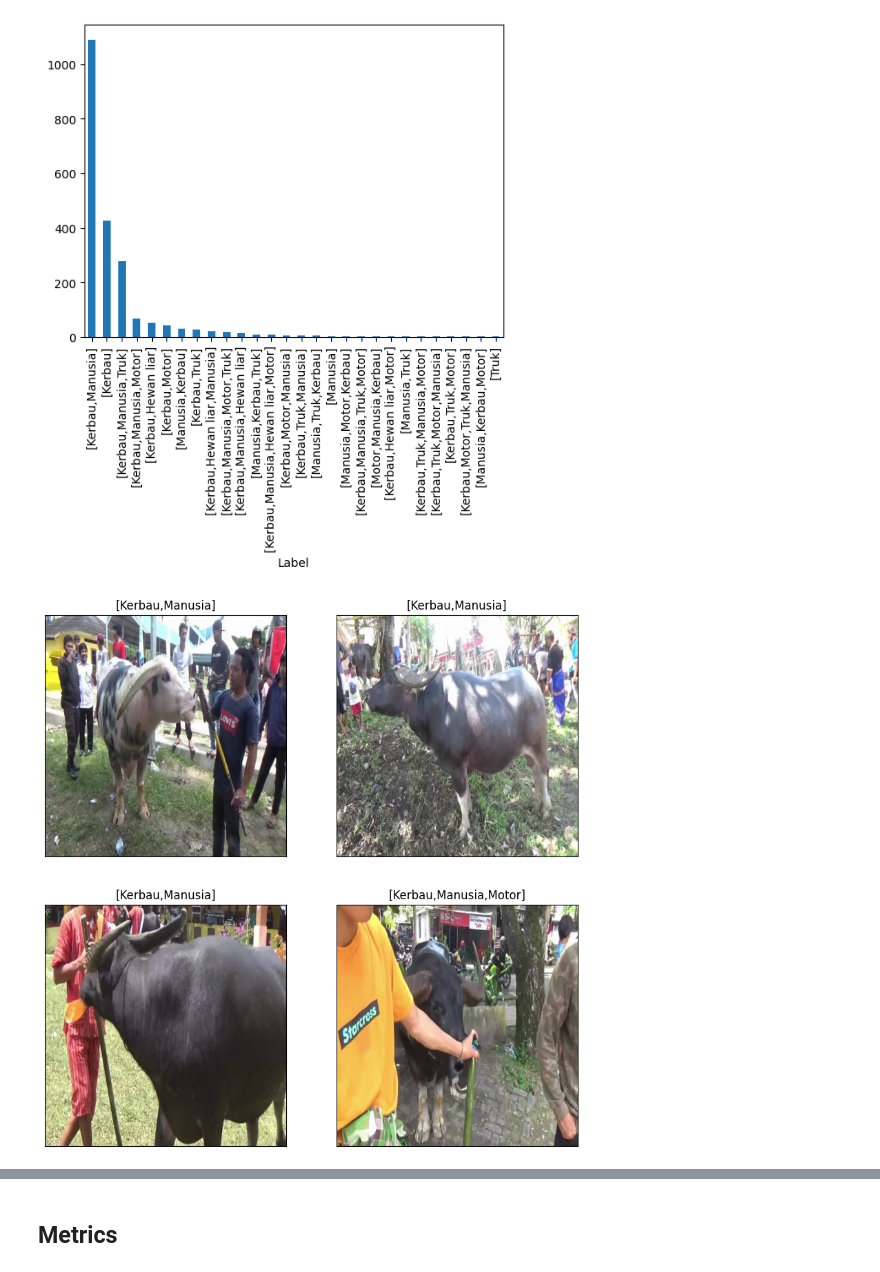
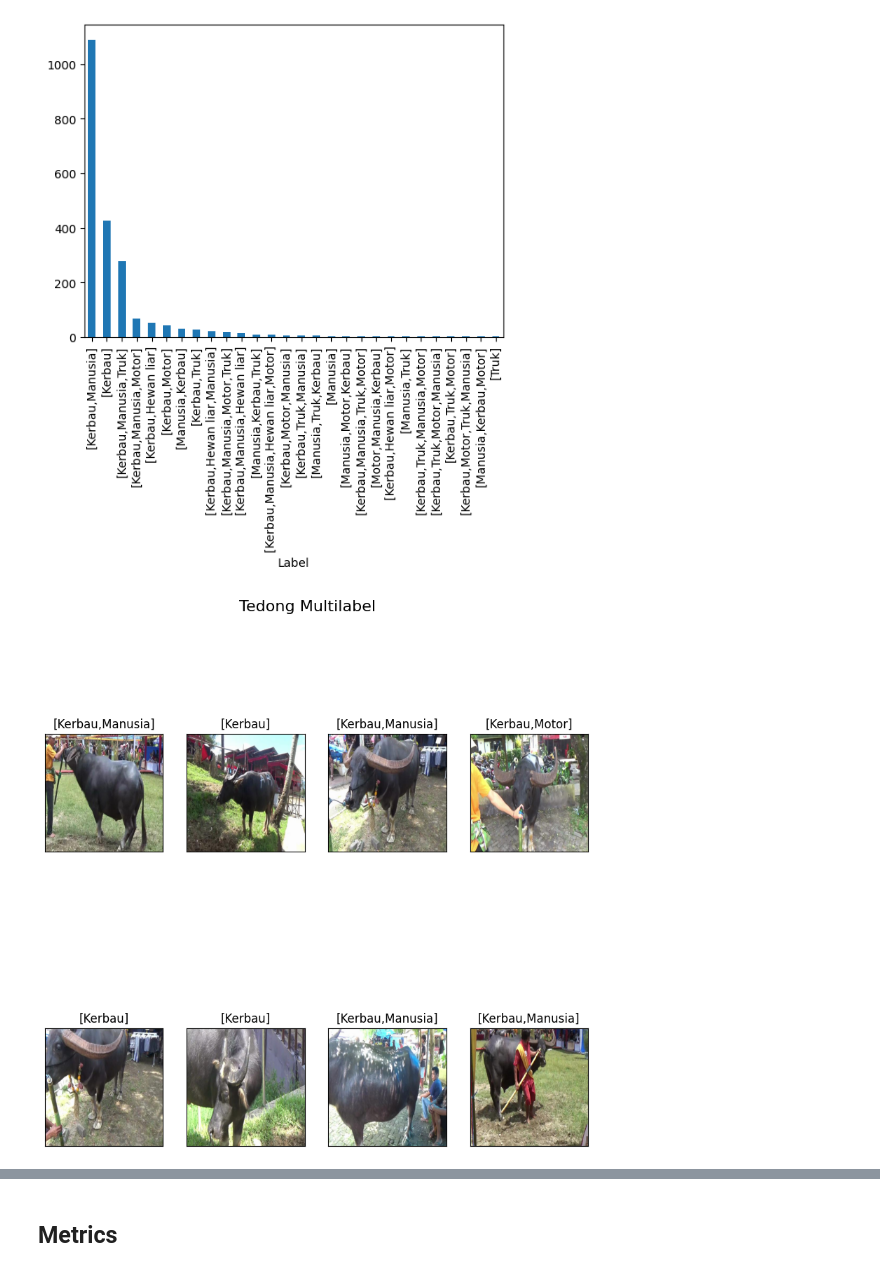
Before and after one commit to AcqmalFadhilla/Multilabel-Dataset-Tedong, a Jupyter notebook: multilabel.ipynb, the cells around one changed output, grey strips where cells are left out. Cells and saved outputs as stored; diff of their text form; code cells hidden in the pictures.

```diff
--- a/multilabel.ipynb
+++ b/multilabel.ipynb
@@ -72,14 +76,16 @@ df['Label'].value_counts().plot(kind='bar')
 [figure]
 # %%
 random_index = np.random.randint(0, len(df), 10)
-fig, axes = plt.subplots(nrows=2, ncols=2, figsize=(10, 10),
+fig, axes = plt.subplots(nrows=2, ncols=4, figsize=(10, 10),
                     subplot_kw={'xticks': [], 'yticks': []})
 for i, ax in enumerate(axes.flat):
     ax.imshow(plt.imread(df.Filename[random_index[i]]))
     ax.set_title(df.Label[random_index[i]])
+fig.suptitle("Tedong Multilabel", fontsize=16)
 plt.show()
+fig.savefig("tedong.png")
 # %% [output]
-[figure, old version]
+[figure, new version]
 # %%
 # df.drop(columns='Label', axis=1, inplace=True)
 # df
```
Also changed, not shown: parts of 30 cells of this notebook, 37 other files.
